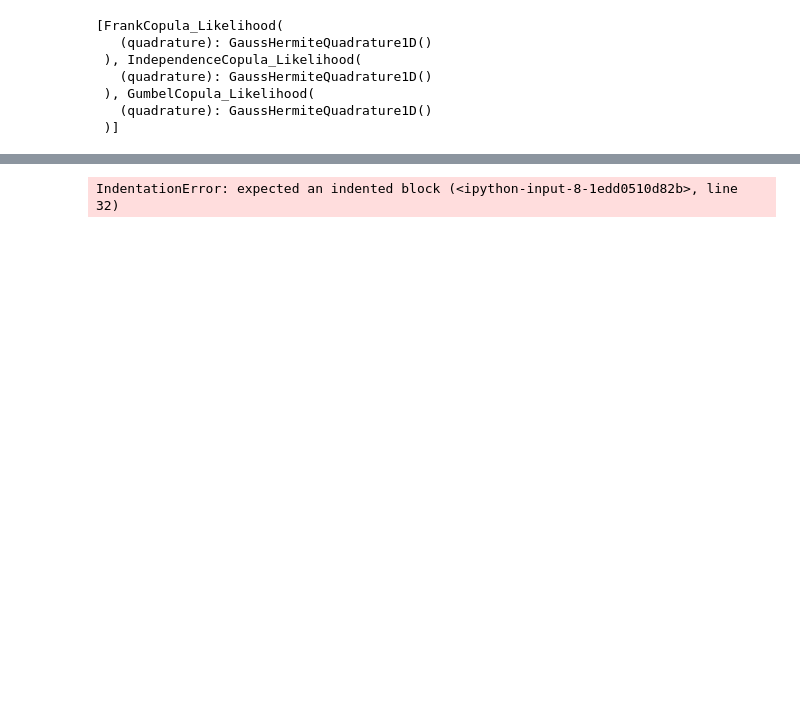
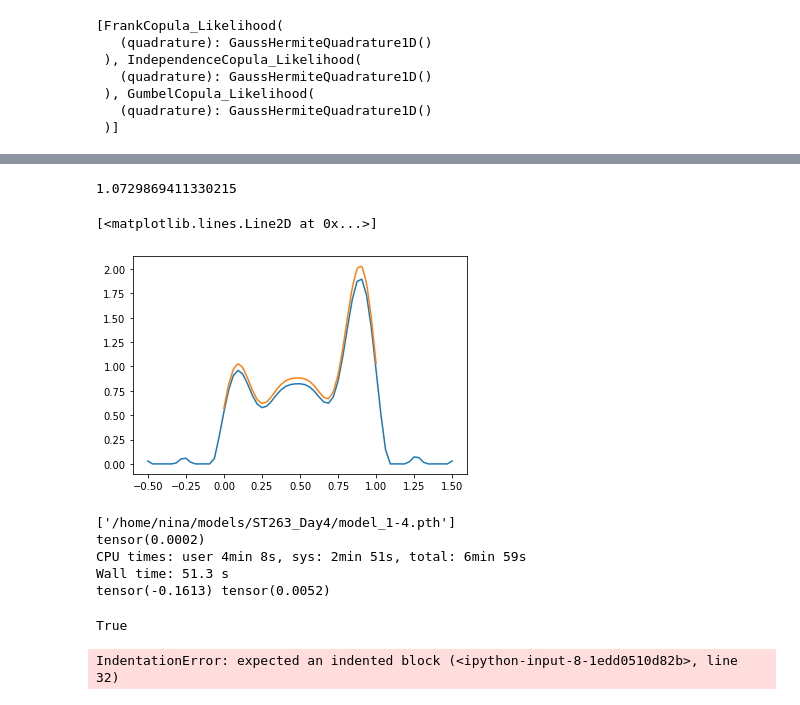
Before and after one commit to onkenlab/CopulaGP, a Jupyter notebook: MIFI.ipynb, the cells around one changed output, grey strips where cells are left out. Cells and saved outputs as stored; diff of their text form; code cells hidden in the pictures; blank space fills up the shorter version.

```diff
--- a/MIFI.ipynb
+++ b/MIFI.ipynb
@@ -156,3 +251,49 @@ plt.ylim(-.5,0)
+# %%
+from fastkde import fastKDE
+
+subset_X = np.random.choice(X.flatten(),1000)
+
+cOfX,axis = fastKDE.pdf(subset_X);
+
+plt.plot(axis,cOfX)
+
+def transform_point(x):
+    f_x = np.sum(axis<x)
+    wx = np.abs((axis[f_x]-x)/(axis[f_x]-axis[f_x-1]))
+    return (1-wx)*cOfX[f_x] + wx*cOfX[f_x-1]
+
+x = np.linspace(0,1,100)
+y = np.array([transform_point(i) for i in x])
+k = len(x)/y.sum()
+print(k)
+y = y*k
+plt.plot(x,y)
+# %% [output]
+1.0729869411330215
+[<matplotlib.lines.Line2D at 0x...>]
+[figure, added]
+# %%
+subset_X = np.sort(subset_X)
+model = get_model(n1, n2, data[n1+5,n2+5][0], torch.device('cpu'))
+points = torch.linspace(0,1,len(subset_X)).float()
+#pS = torch.ones(len(points))*1/(len(points))
+pS = torch.tensor([transform_point(i) for i in subset_X]).float()
+pS = pS/pS.sum()
+%time (MI, dMI) = measure_MI(model, points, pS=pS, f_mc_size=20)
+print(MI,dMI)
+points = torch.tensor(subset_X).float()
+%time (MI, dMI) = measure_MI(model, points, pS=None, f_mc_size=20)
+print(MI,dMI)
+# %% [output]
+['/home/nina/models/ST263_Day4/model_1-4.pth']
+tensor(0.0002)
+CPU times: user 4min 8s, sys: 2min 51s, total: 6min 59s
+Wall time: 51.3 s
+tensor(-0.1613) tensor(0.0052)
+# %%
+torch.allclose(pS.sum(),torch.ones(1))
+# %% [output]
+True
 # %%
 def input_information(model, n: int, scale: float, samp_mc_size=100, device=torch.device('cpu')):
         ds = scale/n #scale determines units of ds
```
Also changed, not shown: parts of 8 cells of this notebook.
